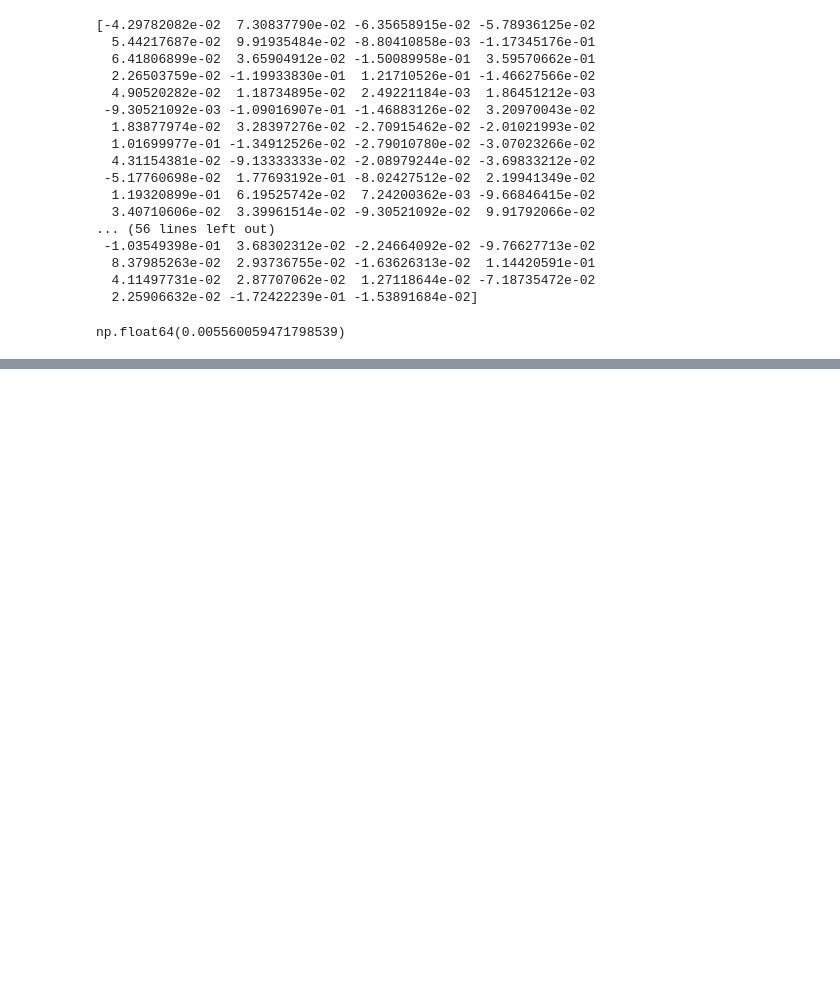
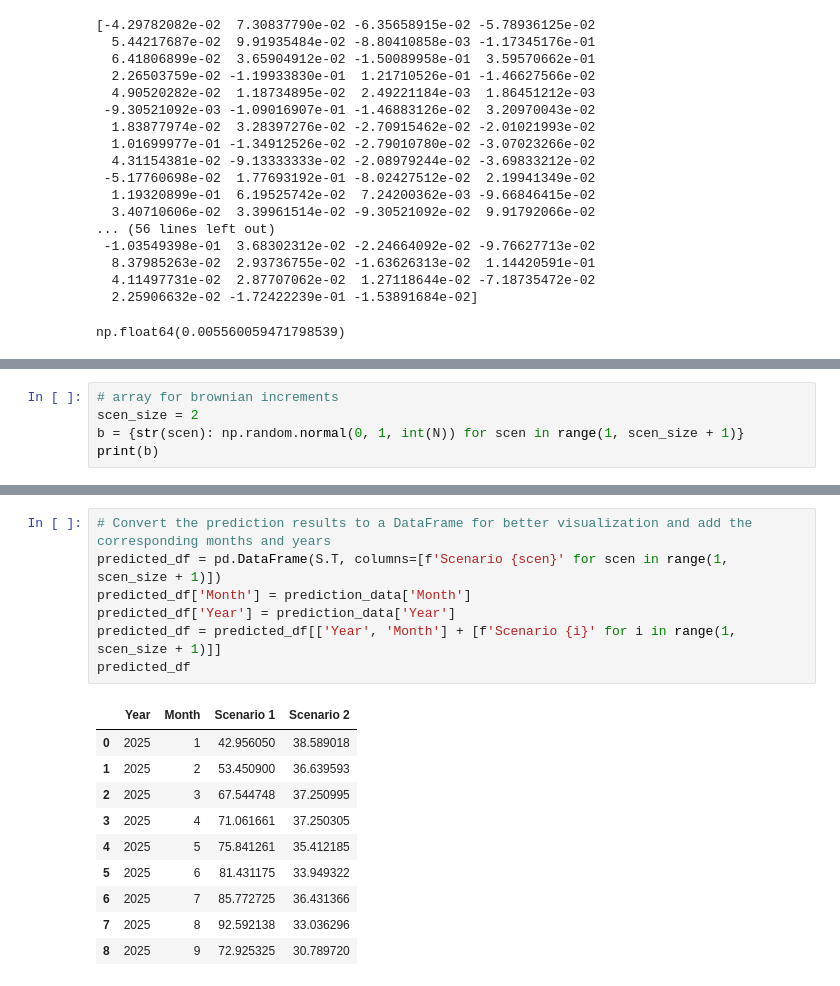
Before and after one commit to enikogyorfi/Szakdolgozat, a Jupyter notebook: Geometriai Brown mozgas.ipynb, the cells around one changed output, grey strips where cells are left out. Cells and saved outputs as stored; diff of their text form; blank space fills up the shorter version.

```diff
--- a/Geometriai Brown mozgas.ipynb
+++ b/Geometriai Brown mozgas.ipynb
@@ -90,0 +97,5 @@ np.float64(0.005560059471798539)
+# %%
+# array for brownian increments
+scen_size = 2
+b = {str(scen): np.random.normal(0, 1, int(N)) for scen in range(1, scen_size + 1)}
+print(b)
@@ -90,0 +164,18 @@ np.float64(0.005560059471798539)
+# %%
+# Convert the prediction results to a DataFrame for better visualization and add the corresponding months and years
+predicted_df = pd.DataFrame(S.T, columns=[f'Scenario {scen}' for scen in range(1, scen_size + 1)])
+predicted_df['Month'] = prediction_data['Month']
+predicted_df['Year'] = prediction_data['Year']
+predicted_df = predicted_df[['Year', 'Month'] + [f'Scenario {i}' for i in range(1, scen_size + 1)]]
+predicted_df
+# %% [output]
+|  | Year | Month | Scenario 1 | Scenario 2 |
+| 0 | 2025 | 1 | 42.956050 | 38.589018 |
+| 1 | 2025 | 2 | 53.450900 | 36.639593 |
+| 2 | 2025 | 3 | 67.544748 | 37.250995 |
+| 3 | 2025 | 4 | 71.061661 | 37.250305 |
+| 4 | 2025 | 5 | 75.841261 | 35.412185 |
+| 5 | 2025 | 6 | 81.431175 | 33.949322 |
+| 6 | 2025 | 7 | 85.772725 | 36.431366 |
+| 7 | 2025 | 8 | 92.592138 | 33.036296 |
+| 8 | 2025 | 9 | 72.925325 | 30.789720 |
```
Also changed, not shown: parts of 9 cells of this notebook.
